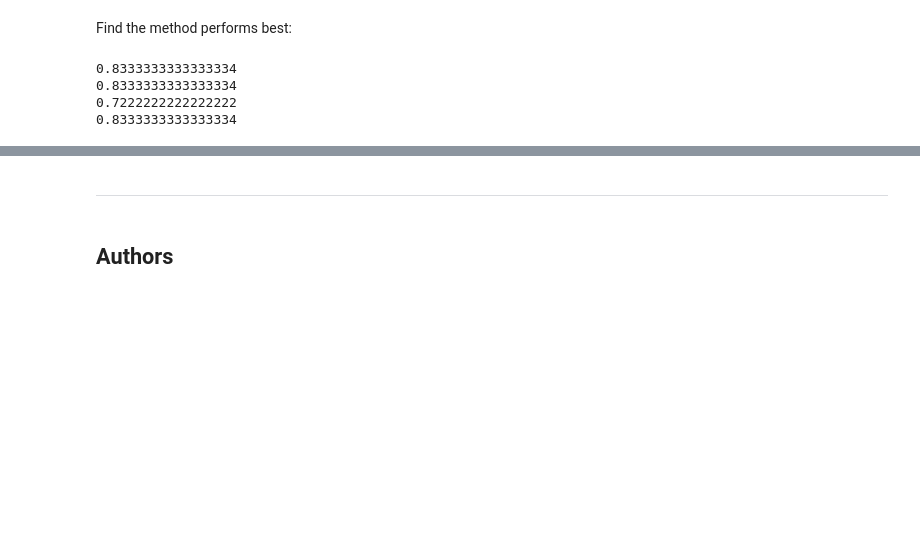
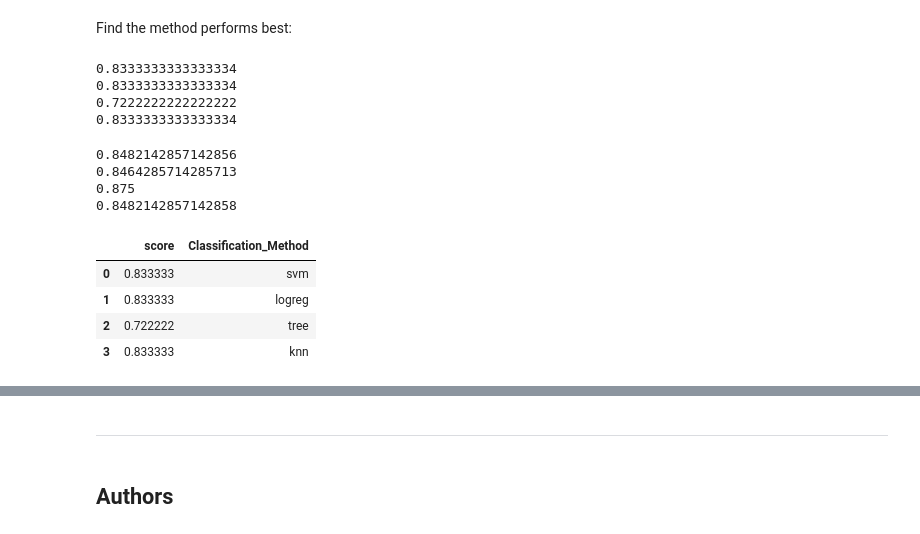
Before and after one commit to Kasheme/IBM-Data-Science-Course-Repo, a Jupyter notebook: Machine Learning Prediction.ipynb, the cells around one changed output, grey strips where cells are left out. Saved outputs shown, nothing was run; the diff lists cells and outputs as text; code cells hidden in the pictures; blank space fills up the shorter version.

```diff
--- a/Machine Learning Prediction.ipynb
+++ b/Machine Learning Prediction.ipynb
@@ -338,3 +338,13 @@ print(knn_cv.score(X_test, Y_test))
 0.8333333333333334
 0.7222222222222222
 0.8333333333333334
+# %%
+print(svm_cv.best_score_)
+print(logreg_cv.best_score_)
+print(tree_cv.best_score_)
+print(knn_cv.best_score_)
+# %% [output]
+0.8482142857142856
+0.8464285714285713
+0.875
+0.8482142857142858
@@ -340,0 +379,8 @@ print(knn_cv.score(X_test, Y_test))
+# %%
+class_df
+# %% [output]
+|  | score | Classification_Method |
+| 0 | 0.833333 | svm |
+| 1 | 0.833333 | logreg |
+| 2 | 0.722222 | tree |
+| 3 | 0.833333 | knn |
```
Also changed, not shown: parts of 7 cells of this notebook.
